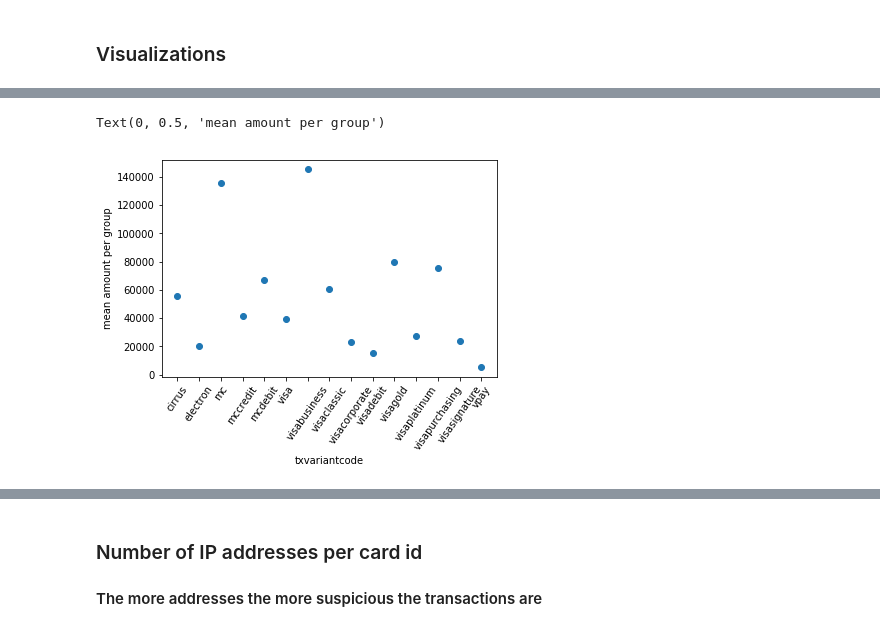
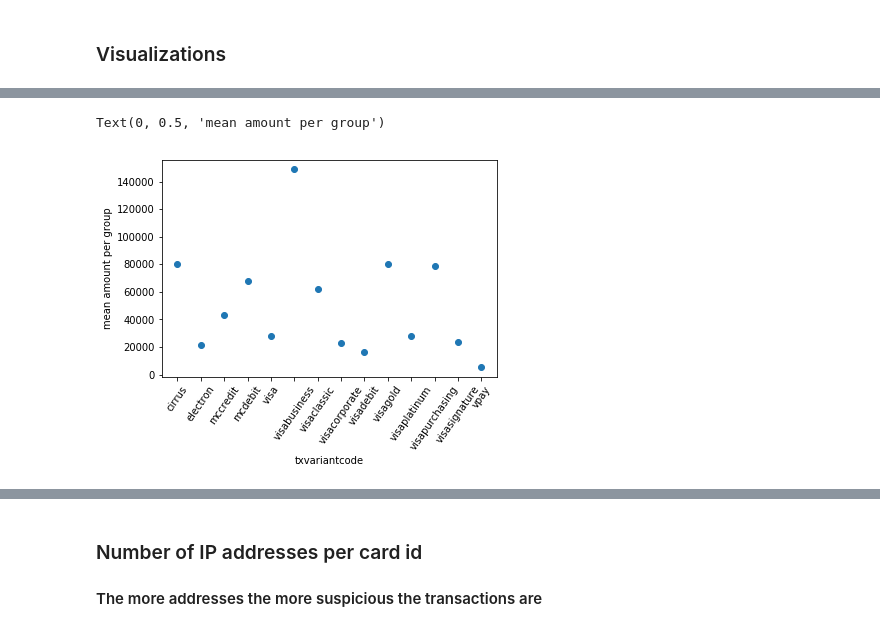
Before and after one commit to giannislelekas/CS4035, a Jupyter notebook: lab1/Lab1.ipynb, the cells around one changed output, grey strips where cells are left out. Drawn from its saved outputs; the diff is of its cells as text; code cells hidden in the pictures.

```diff
--- a/lab1/Lab1.ipynb
+++ b/lab1/Lab1.ipynb
@@ -146,12 +120,12 @@ Text(0, 0.5, 'bin')
 # %%
-code = data[['txvariantcode', 'amount']].groupby(['txvariantcode']).mean()
+code = data_cat[['txvariantcode', 'amount']].groupby(['txvariantcode']).mean()
 code.values
 labels = code.index.values
 plt.scatter(np.arange(len(code.values)), code.values)
 plt.xticks(np.arange(len(code.values)), labels, rotation = '55')
 plt.xlabel('txvariantcode')
 plt.ylabel('mean amount per group')
 # %% [output]
 Text(0, 0.5, 'mean amount per group')
-[figure, old version]
+[figure, new version]
 # %%
```
Also changed, not shown: parts of 24 cells of this notebook, 2 other files.
